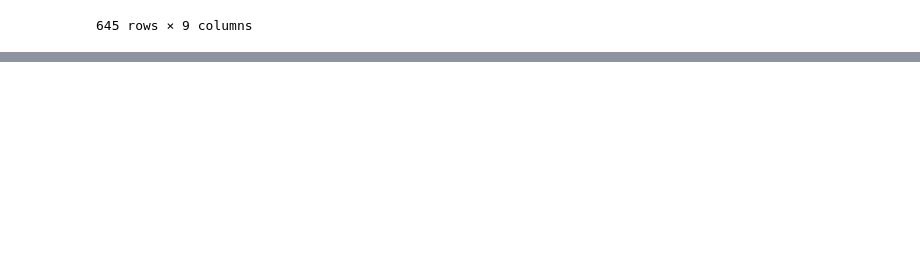
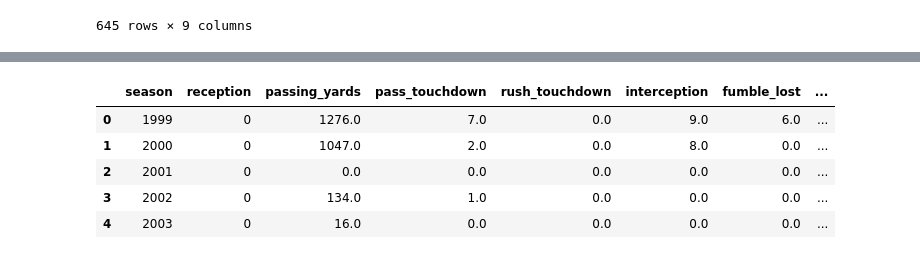
Before and after one commit to alexanderjireland/ff-draft-optimizer, a Jupyter notebook: notebooks/eda.ipynb, the cells around one changed output, grey strips where cells are left out. Cells and saved outputs as stored; diff of their text form; code cells hidden in the pictures; blank space fills up the shorter version.

```diff
--- a/notebooks/eda.ipynb
+++ b/notebooks/eda.ipynb
@@ -296,0 +311,33 @@ jamar_chase_season_stats
+# %%
+from tqdm import tqdm
+def calculate_all_players_season_stats(save_to_csv=False, csv_filepath=None):
+    ids = pd.DataFrame()
+    ids['id'] = pbp[['passer_player_id', 'rusher_player_id', 'receiver_player_id', 'fumbled_1_player_id']].bfill(axis=1).iloc[:, 0]
+    num_players = ids['id'].nunique()
+    player_ids = ids['id'].drop_duplicates().dropna()
+    player_stats = []
+    for player_id in tqdm(player_ids):
+        try:
+            player_season_stats = create_player_stats(player_id)
+            player_season_stats['fantasy_pts'] = player_season_stats.apply(lambda row: calculate_espn_ppr_score(row), axis=1)
+            player_stats.append(player_season_stats)
+        except Exception as e:
+            print(f'Error processing player id {player_id}: {e}')
+
+    df = pd.concat(player_stats).reset_index(names='season')
+
+    if save_to_csv:
+        df.to_csv(csv_filepath, index=False)
+        print(f'Saved to {csv_filepath}')
+
+    return df
+# %%
+df = calculate_all_players_season_stats(save_to_csv=True, csv_filepath='../data/processed/season_stats_05_17.csv')
+df.head()
+# %% [output]
+|  | season | reception | passing_yards | pass_touchdown | rush_touchdown | interception | fumble_lost | ... |
+| 0 | 1999 | 0 | 1276.0 | 7.0 | 0.0 | 9.0 | 6.0 | ... |
+| 1 | 2000 | 0 | 1047.0 | 2.0 | 0.0 | 8.0 | 0.0 | ... |
+| 2 | 2001 | 0 | 0.0 | 0.0 | 0.0 | 0.0 | 0.0 | ... |
+| 3 | 2002 | 0 | 134.0 | 1.0 | 0.0 | 0.0 | 0.0 | ... |
+| 4 | 2003 | 0 | 16.0 | 0.0 | 0.0 | 0.0 | 0.0 | ... |
```
Also changed, not shown: parts of 5 cells of this notebook.
